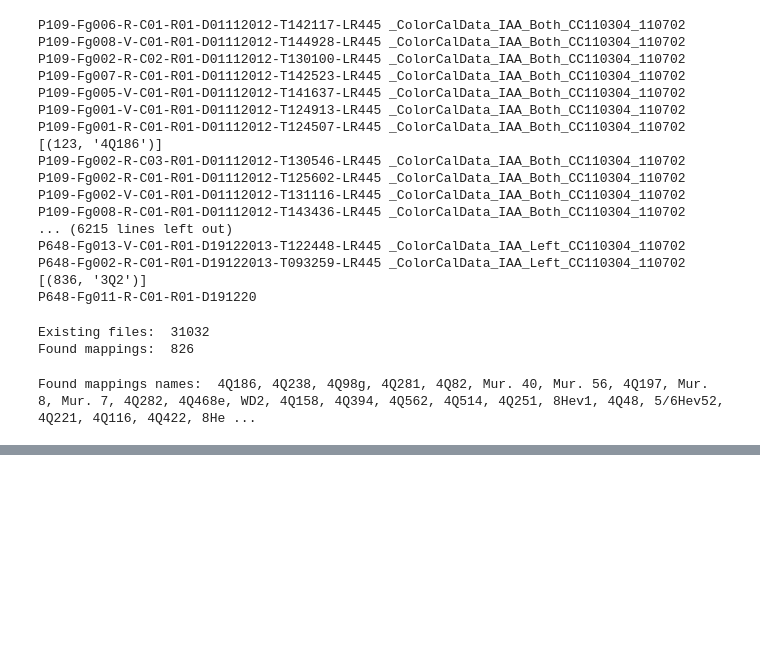
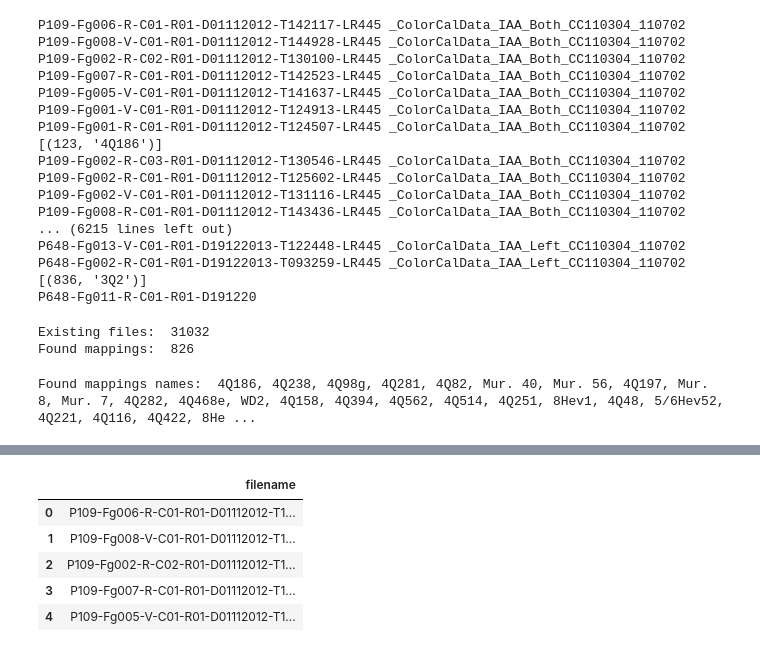
Before and after one commit to alexeypechorin/SQE_Jupyter_Instructions, a Jupyter notebook: Retrieving-text-with-the-SQE-API.ipynb, the cells around one changed output, grey strips where cells are left out. Cells and saved outputs as stored; diff of their text form; code cells hidden in the pictures; blank space fills up the shorter version.

```diff
--- a/Retrieving-text-with-the-SQE-API.ipynb
+++ b/Retrieving-text-with-the-SQE-API.ipynb
@@ -440,0 +572,18 @@ Found mappings names:  4Q186, 4Q238, 4Q98g, 4Q281, 4Q82, Mur. 40, Mur. 56, 4Q197
+# %%
+file_indices  = []
+
+for filename in Path(folder_path).glob('**/*.png'):
+    basename = os.path.basename(filename)
+    file_index = ''.join(os.path.splitext(basename)[:-1])
+#     print(file_index)
+    file_indices.append(file_index + '.tif')
+
+df_fi = pd.DataFrame(file_indices, columns=['filename'])
+df_fi.head()
+# %% [output]
+|  | filename |
+| 0 | P109-Fg006-R-C01-R01-D01112012-T1... |
+| 1 | P109-Fg008-V-C01-R01-D01112012-T1... |
+| 2 | P109-Fg002-R-C02-R01-D01112012-T1... |
+| 3 | P109-Fg007-R-C01-R01-D01112012-T1... |
+| 4 | P109-Fg005-V-C01-R01-D01112012-T1... |
```
Also changed, not shown: parts of 21 cells of this notebook.
